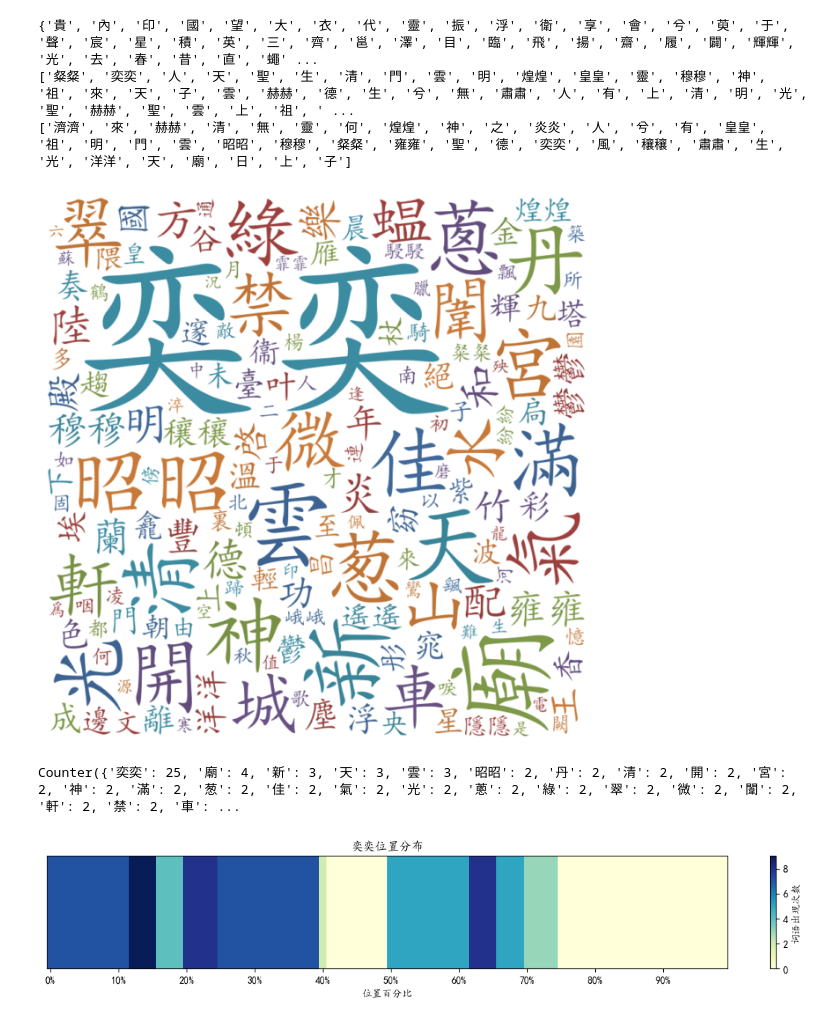
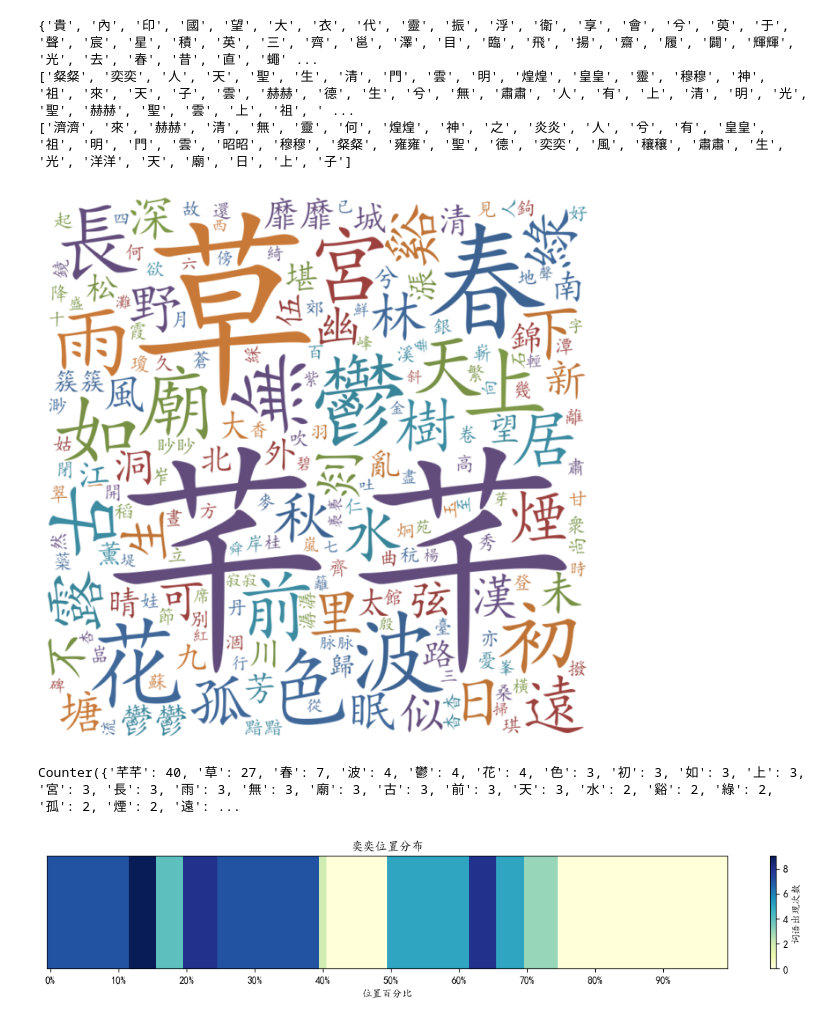
Before and after one commit to mistycrown/quan_tang_shi_analysis2, a Jupyter notebook: 8 查询功能集合.ipynb, the cells around one changed output. Cells and saved outputs as stored; diff of their text form; code cells hidden in the pictures.

```diff
--- a/8 查询功能集合.ipynb
+++ b/8 查询功能集合.ipynb
@@ -350,10 +480,10 @@ lookup_lines_list(['煌煌','明'])
 ['粲粲', '奕奕', '人', '天', '聖', '生', '清', '門', '雲', '明', '煌煌', '皇皇', '靈', '穆穆', '神', '祖', '來', '天', '子', '雲', '赫赫', '德', '生', '兮', '無', '肅肅', '人', '有', '上', '清', '明', '光', '聖', '赫赫', '聖', '雲', '上', '祖', ' ...
 ['濟濟', '來', '赫赫', '清', '無', '靈', '何', '煌煌', '神', '之', '炎炎', '人', '兮', '有', '皇皇', '祖', '明', '門', '雲', '昭昭', '穆穆', '粲粲', '雍雍', '聖', '德', '奕奕', '風', '穰穰', '肅肅', '生', '光', '洋洋', '天', '廟', '日', '上', '子']
 # %%
-wordcloud('奕奕')
+wordcloud('芊芊')
 # %% [output]
-[figure, old version]
+[figure, new version]
-Counter({'奕奕': 25, '廟': 4, '新': 3, '天': 3, '雲': 3, '昭昭': 2, '丹': 2, '清': 2, '開': 2, '宮': 2, '神': 2, '滿': 2, '葱': 2, '佳': 2, '氣': 2, '光': 2, '蔥': 2, '綠': 2, '翠': 2, '微': 2, '闈': 2, '軒': 2, '禁': 2, '車': ...
+Counter({'芊芊': 40, '草': 27, '春': 7, '波': 4, '鬱': 4, '花': 4, '色': 3, '初': 3, '如': 3, '上': 3, '宮': 3, '長': 3, '雨': 3, '無': 3, '廟': 3, '古': 3, '前': 3, '天': 3, '水': 2, '谿': 2, '綠': 2, '孤': 2, '煙': 2, '遠': ...
 # %%
 li_position(['奕奕'])
 # %% [output]
```
Also changed, not shown: parts of 18 cells of this notebook.
